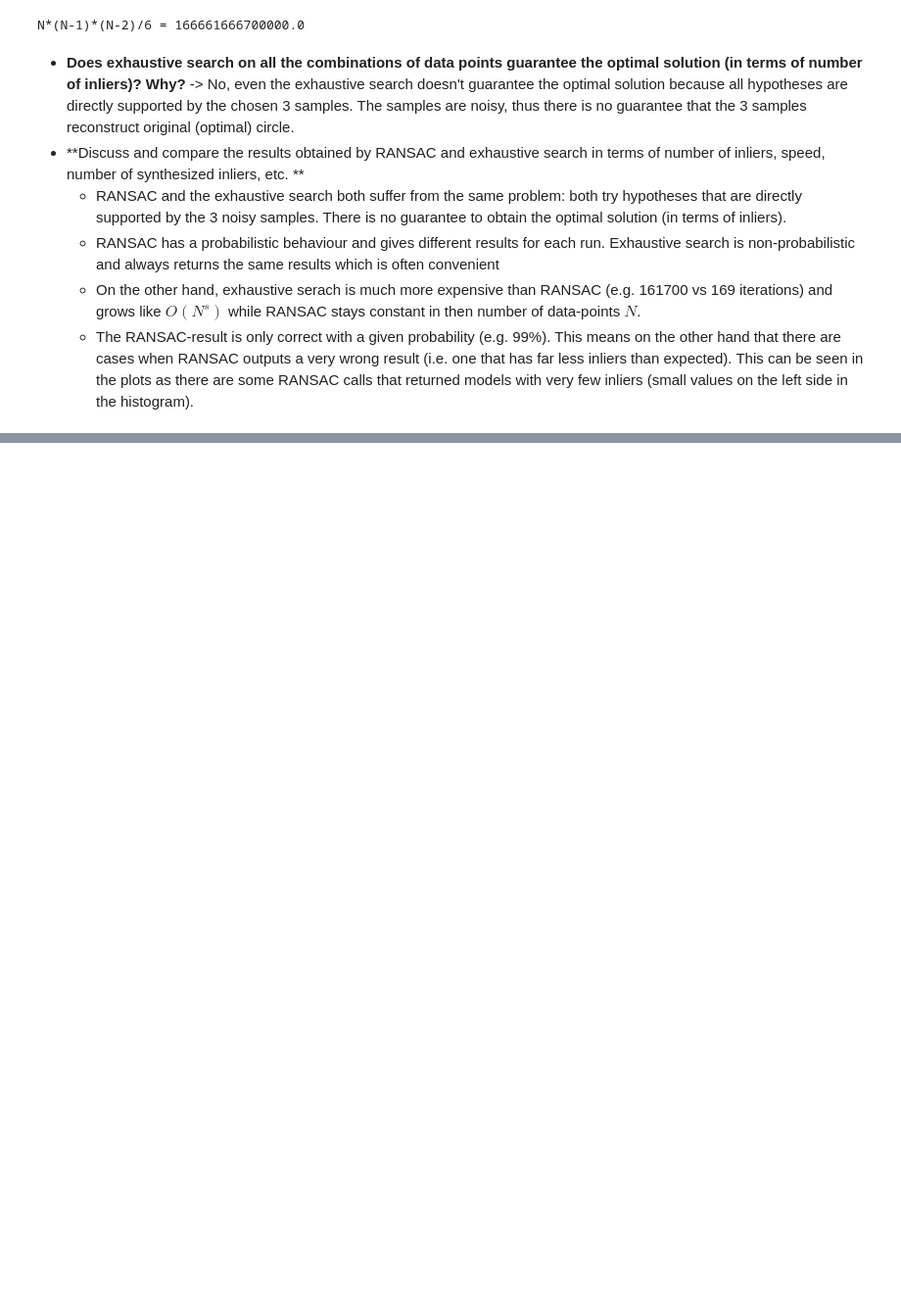
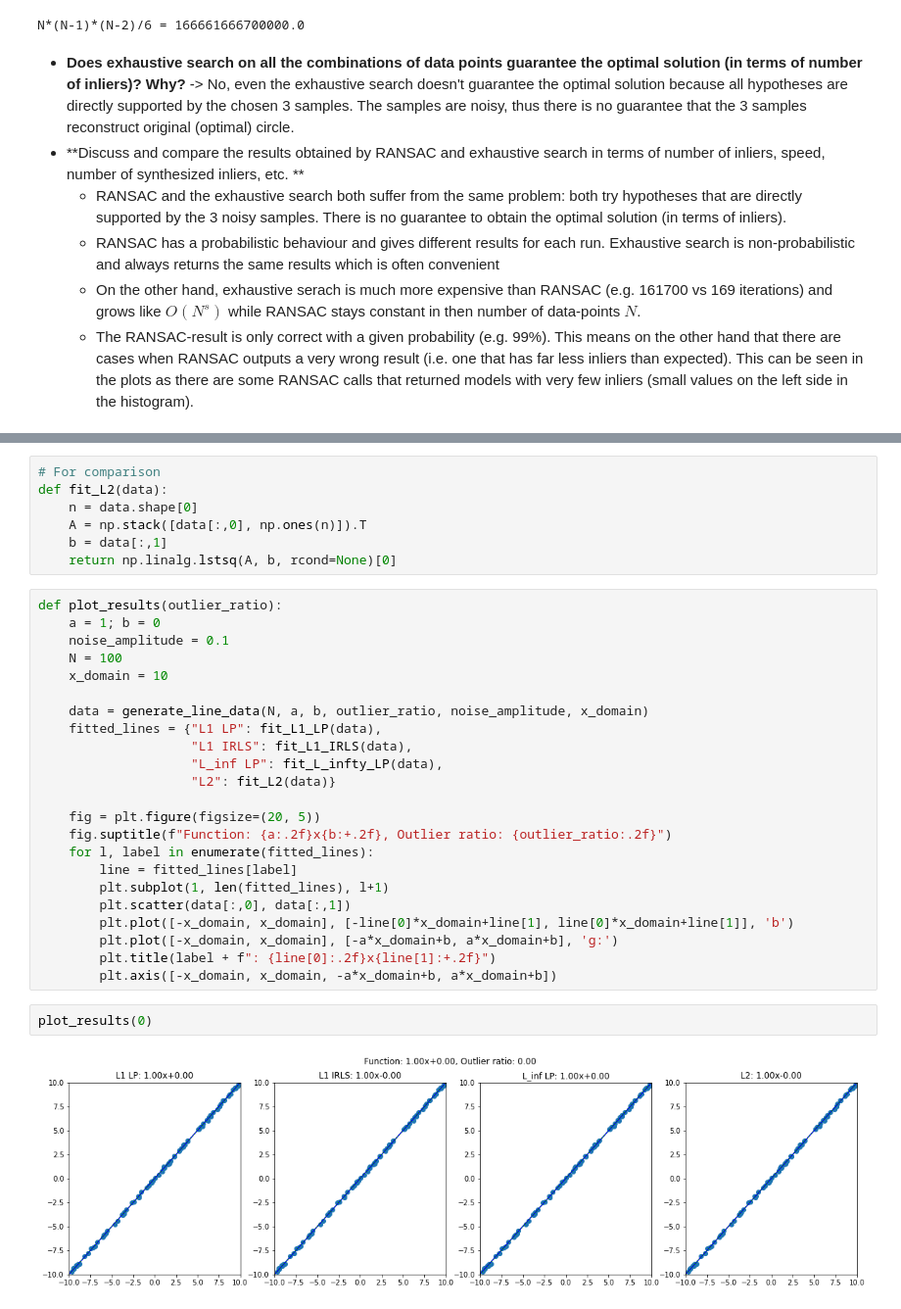
Before and after one commit to voigta/MathFoundFS21, a Jupyter notebook: exercise1.ipynb, the cells around one changed output, grey strips where cells are left out. Shown at 98% size. Drawn from its saved outputs; the diff is of its cells as text; blank space fills up the shorter version.

```diff
--- a/exercise1.ipynb
+++ b/exercise1.ipynb
@@ -286,0 +391,34 @@ N*(N-1)*(N-2)/6 = 166661666700000.0
+# %%
+# For comparison
+def fit_L2(data):
+    n = data.shape[0]
+    A = np.stack([data[:,0], np.ones(n)]).T
+    b = data[:,1]
+    return np.linalg.lstsq(A, b, rcond=None)[0]
+# %%
+def plot_results(outlier_ratio):
+    a = 1; b = 0
+    noise_amplitude = 0.1
+    N = 100
+    x_domain = 10
+
+    data = generate_line_data(N, a, b, outlier_ratio, noise_amplitude, x_domain)
+    fitted_lines = {"L1 LP": fit_L1_LP(data),
+                    "L1 IRLS": fit_L1_IRLS(data),
+                    "L_inf LP": fit_L_infty_LP(data),
+                    "L2": fit_L2(data)}
+
+    fig = plt.figure(figsize=(20, 5))
+    fig.suptitle(f"Function: {a:.2f}x{b:+.2f}, Outlier ratio: {outlier_ratio:.2f}")
+    for l, label in enumerate(fitted_lines):
+        line = fitted_lines[label]
+        plt.subplot(1, len(fitted_lines), l+1)
+        plt.scatter(data[:,0], data[:,1])
+        plt.plot([-x_domain, x_domain], [-line[0]*x_domain+line[1], line[0]*x_domain+line[1]], 'b')
+        plt.plot([-x_domain, x_domain], [-a*x_domain+b, a*x_domain+b], 'g:')
+        plt.title(label + f": {line[0]:.2f}x{line[1]:+.2f}")
+        plt.axis([-x_domain, x_domain, -a*x_domain+b, a*x_domain+b])
+# %%
+plot_results(0)
+# %% [output]
+[figure, added]
```
Also changed, not shown: parts of 14 cells of this notebook.
